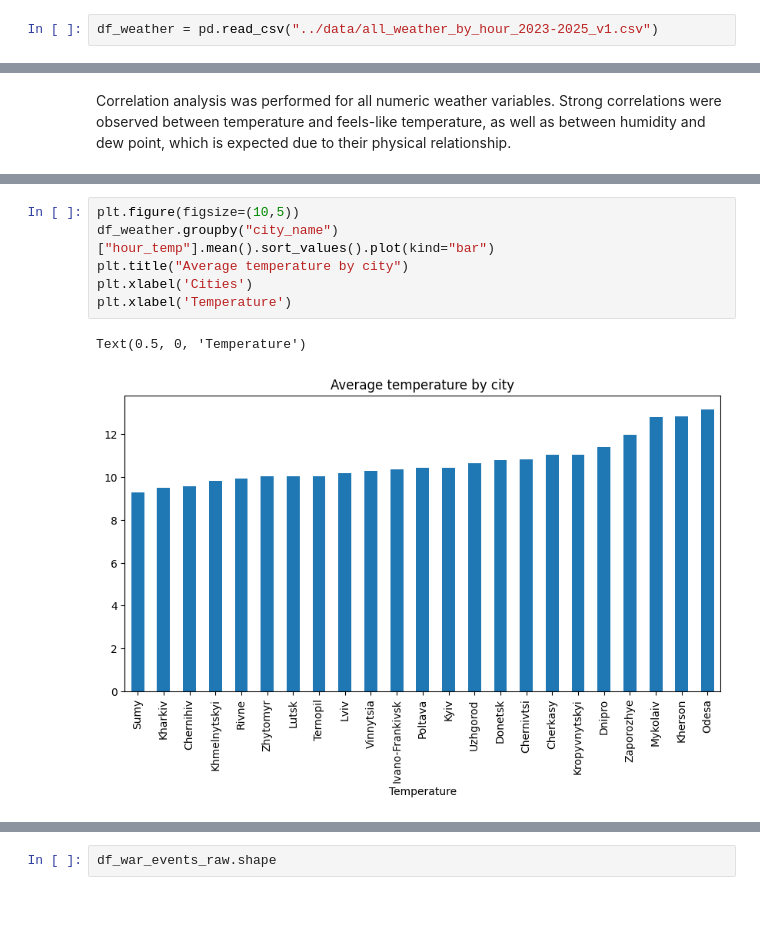
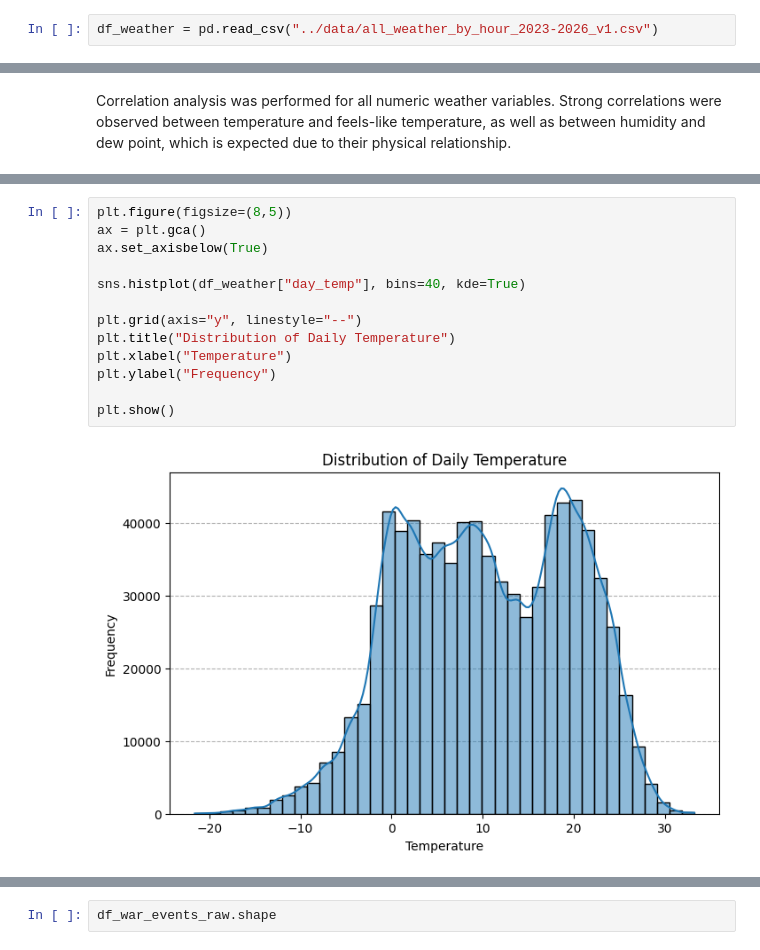
Before and after one commit to khorunzhaviktoriia/war-events-predictor-saas, a Jupyter notebook: forecasting/war_events_predictor.ipynb, the cells around one changed output, grey strips where cells are left out. Saved outputs shown, nothing was run; the diff lists cells and outputs as text; blank space fills up the shorter version.

```diff
--- a/forecasting/war_events_predictor.ipynb
+++ b/forecasting/war_events_predictor.ipynb
@@ -29,5 +29,5 @@ import json
 # %%
-df_weather = pd.read_csv("../data/all_weather_by_hour_2023-2025_v1.csv")
+df_weather = pd.read_csv("../data/all_weather_by_hour_2023-2026_v1.csv")
 # %%
 df_war_events_raw = pd.read_csv("../data/alarms-240222-010325.csv", sep=";")
 df_regions = pd.read_csv("../data/regions.csv")
@@ -479,10 +487,16 @@ plt.show()
 # %%
-plt.figure(figsize=(10,5))
-df_weather.groupby("city_name")["hour_temp"].mean().sort_values().plot(kind="bar")
-plt.title("Average temperature by city")
-plt.xlabel('Cities')
-plt.xlabel('Temperature')
+plt.figure(figsize=(8,5))
+ax = plt.gca()
+ax.set_axisbelow(True)
+
+sns.histplot(df_weather["day_temp"], bins=40, kde=True)
+
+plt.grid(axis="y", linestyle="--")
+plt.title("Distribution of Daily Temperature")
+plt.xlabel("Temperature")
+plt.ylabel("Frequency")
+
+plt.show()
 # %% [output]
-Text(0.5, 0, 'Temperature')
-[figure, old version]
+[figure, new version]
 # %%
```
Also changed, not shown: parts of 67 cells of this notebook.
